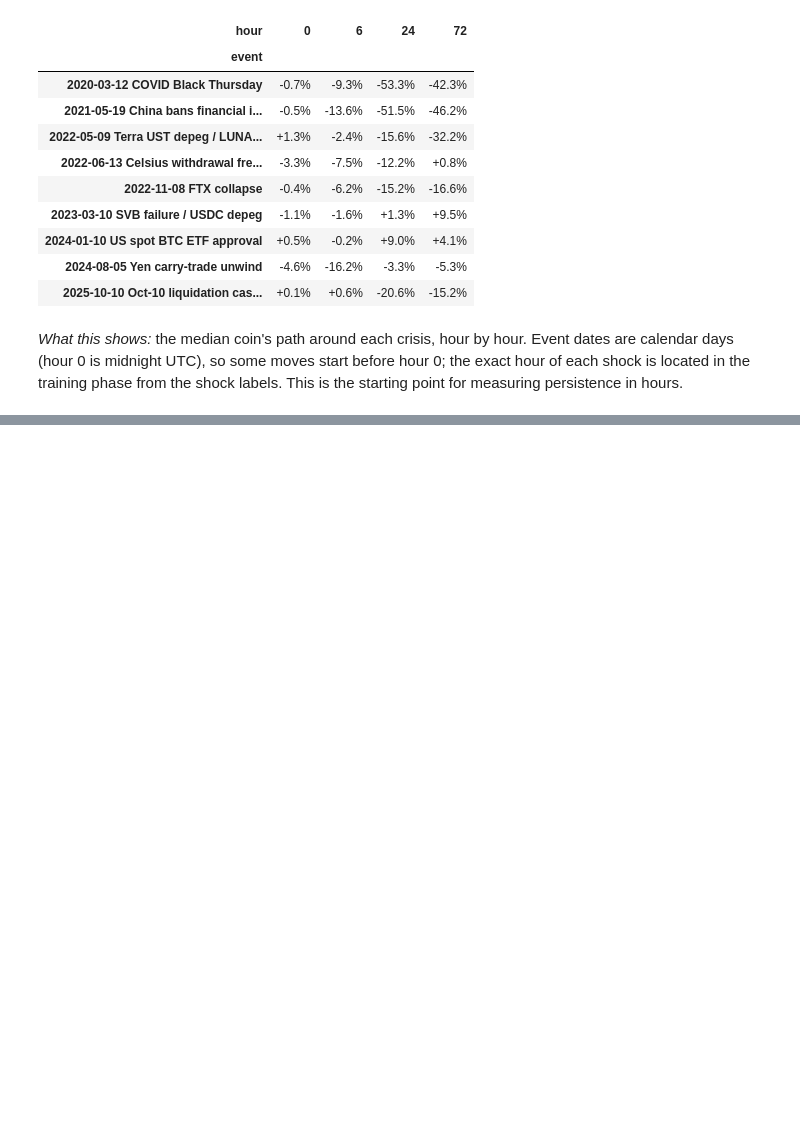
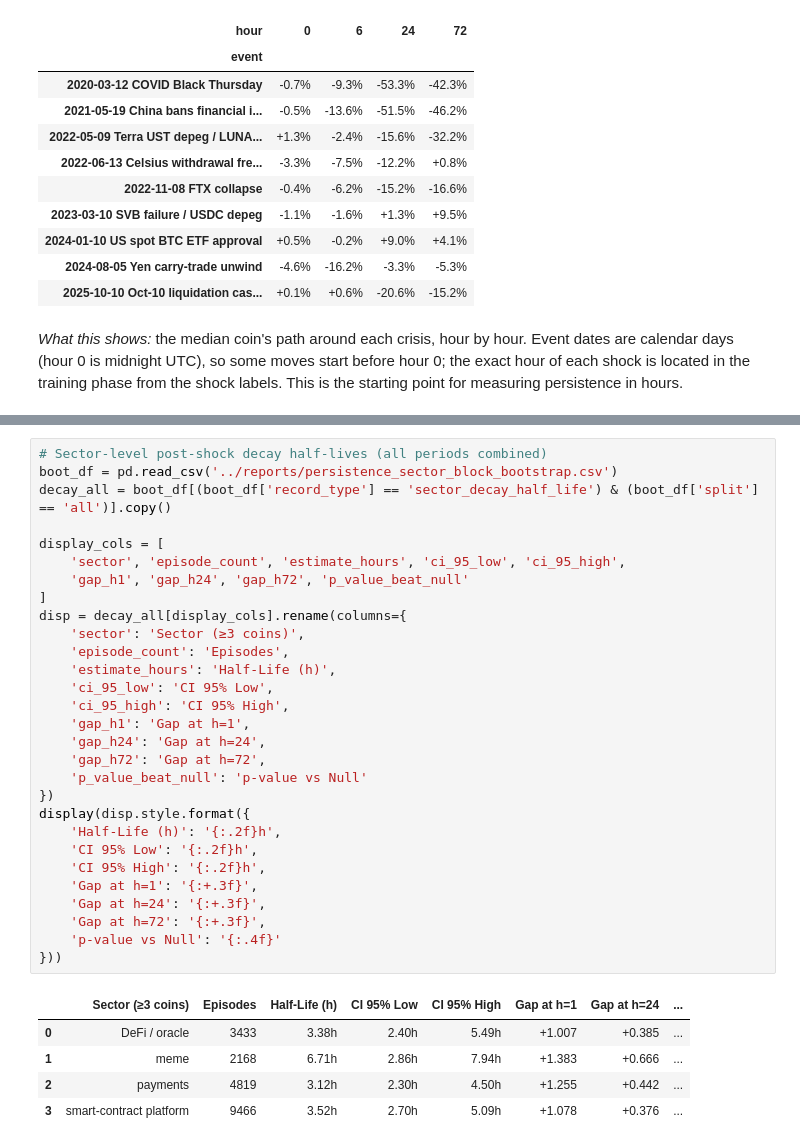
Before and after one commit to da-ksh-esh/CryptoGraph, a Jupyter notebook: notebooks/05_persistence_by_shock_type.ipynb, the cells around one changed output, grey strips where cells are left out. Drawn from its saved outputs; the diff is of its cells as text; blank space fills up the shorter version.

```diff
--- a/notebooks/05_persistence_by_shock_type.ipynb
+++ b/notebooks/05_persistence_by_shock_type.ipynb
@@ -82,0 +83,35 @@ training phase from the shock labels. This is the starting point for measuring p
+# %%
+# Sector-level post-shock decay half-lives (all periods combined)
+boot_df = pd.read_csv('../reports/persistence_sector_block_bootstrap.csv')
+decay_all = boot_df[(boot_df['record_type'] == 'sector_decay_half_life') & (boot_df['split'] == 'all')].copy()
+
+display_cols = [
+    'sector', 'episode_count', 'estimate_hours', 'ci_95_low', 'ci_95_high',
+    'gap_h1', 'gap_h24', 'gap_h72', 'p_value_beat_null'
+]
+disp = decay_all[display_cols].rename(columns={
+    'sector': 'Sector (≥3 coins)',
+    'episode_count': 'Episodes',
+    'estimate_hours': 'Half-Life (h)',
+    'ci_95_low': 'CI 95% Low',
+    'ci_95_high': 'CI 95% High',
+    'gap_h1': 'Gap at h=1',
+    'gap_h24': 'Gap at h=24',
+    'gap_h72': 'Gap at h=72',
+    'p_value_beat_null': 'p-value vs Null'
+})
+display(disp.style.format({
+    'Half-Life (h)': '{:.2f}h',
+    'CI 95% Low': '{:.2f}h',
+    'CI 95% High': '{:.2f}h',
+    'Gap at h=1': '{:+.3f}',
+    'Gap at h=24': '{:+.3f}',
+    'Gap at h=72': '{:+.3f}',
+    'p-value vs Null': '{:.4f}'
+}))
+# %% [output]
+|  | Sector (≥3 coins) | Episodes | Half-Life (h) | CI 95% Low | CI 95% High | Gap at h=1 | Gap at h=24 | ... |
+| 0 | DeFi / oracle | 3433 | 3.38h | 2.40h | 5.49h | +1.007 | +0.385 | ... |
+| 1 | meme | 2168 | 6.71h | 2.86h | 7.94h | +1.383 | +0.666 | ... |
+| 2 | payments | 4819 | 3.12h | 2.30h | 4.50h | +1.255 | +0.442 | ... |
+| 3 | smart-contract platform | 9466 | 3.52h | 2.70h | 5.09h | +1.078 | +0.376 | ... |
```
Also changed, not shown: parts of 10 cells of this notebook, 10 other files.
